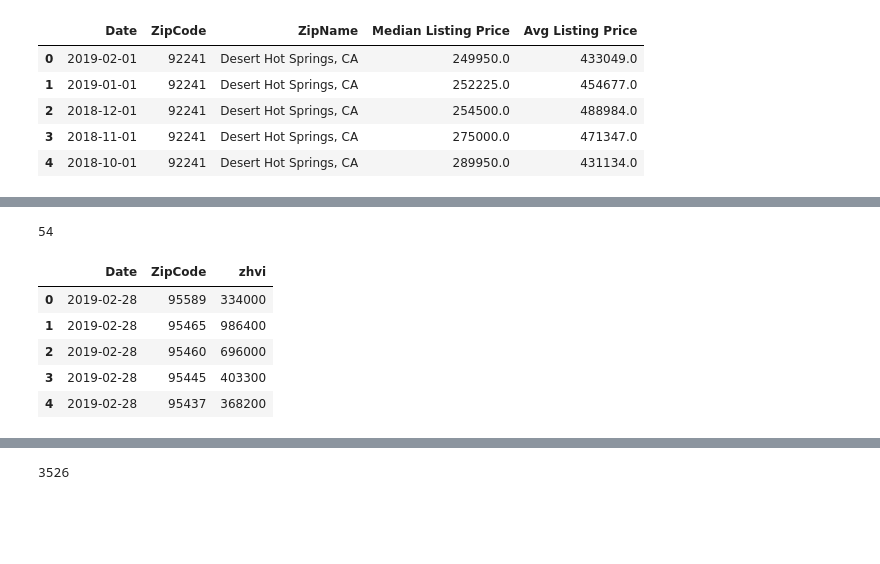
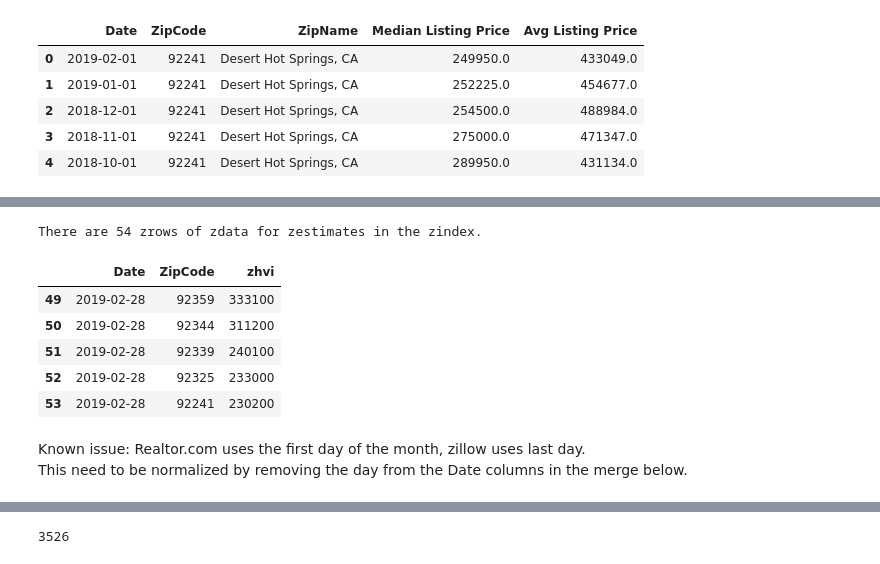
Before and after one commit to andrewboring/lexcorp-feasibility-study, a Jupyter notebook: data_assemble.ipynb, the cells around one changed output, grey strips where cells are left out. Drawn from its saved outputs; the diff is of its cells as text; code cells hidden in the pictures; blank space fills up the shorter version.

```diff
--- a/data_assemble.ipynb
+++ b/data_assemble.ipynb
@@ -208,18 +192,21 @@ zillow_listings = new_zillow_df[['Date','ZipCode','zhvi']]
 zillow_listings = zillow_listings.astype({"ZipCode": str})
 # %%
 cleaned_zillow_df = pd.merge(zillow_listings, zips_df, on="ZipCode")
-# %%
-len(cleaned_zillow_df)
-# %% [output]
-54
+# %%
+print("There are " + str(len(cleaned_zillow_df)) + " zrows of zdata for zestimates in the zindex.")
+# %% [output]
+There are 54 zrows of zdata for zestimates in the zindex.
 # %%
-cleaned_zillow_df.head()
+cleaned_zillow_df.tail()
 # %% [output]
 |  | Date | ZipCode | zhvi |
-| 0 | 2019-02-28 | 95589 | 334000 |
-| 1 | 2019-02-28 | 95465 | 986400 |
-| 2 | 2019-02-28 | 95460 | 696000 |
-| 3 | 2019-02-28 | 95445 | 403300 |
-| 4 | 2019-02-28 | 95437 | 368200 |
+| 49 | 2019-02-28 | 92359 | 333100 |
+| 50 | 2019-02-28 | 92344 | 311200 |
+| 51 | 2019-02-28 | 92339 | 240100 |
+| 52 | 2019-02-28 | 92325 | 233000 |
+| 53 | 2019-02-28 | 92241 | 230200 |
+# %% [markdown]
+Known issue: Realtor.com uses the first day of the month, zillow uses last day.
+This need to be normalized by removing the day from the Date columns in the merge below.
 # %%
 new_merged_df = pd.merge(zip_listings, cleaned_zillow_df,  how='left', left_on=['Date','ZipCode'], right_on = ['Date','ZipCode'])
```
Also changed, not shown: parts of 33 cells of this notebook.
